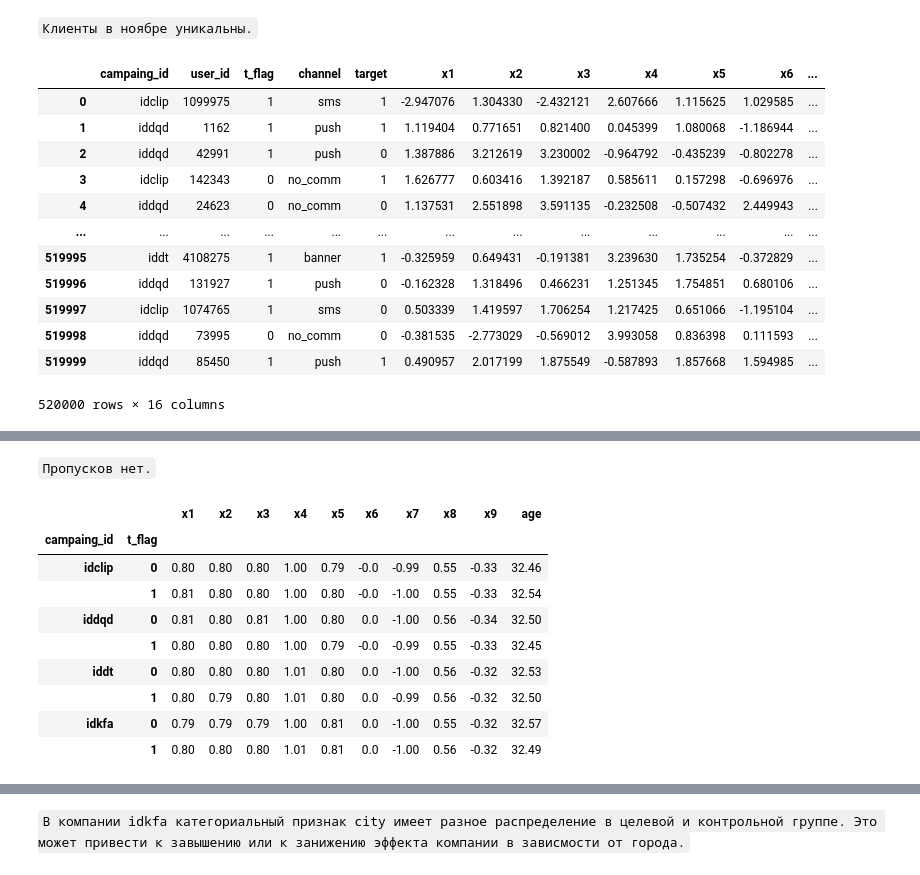
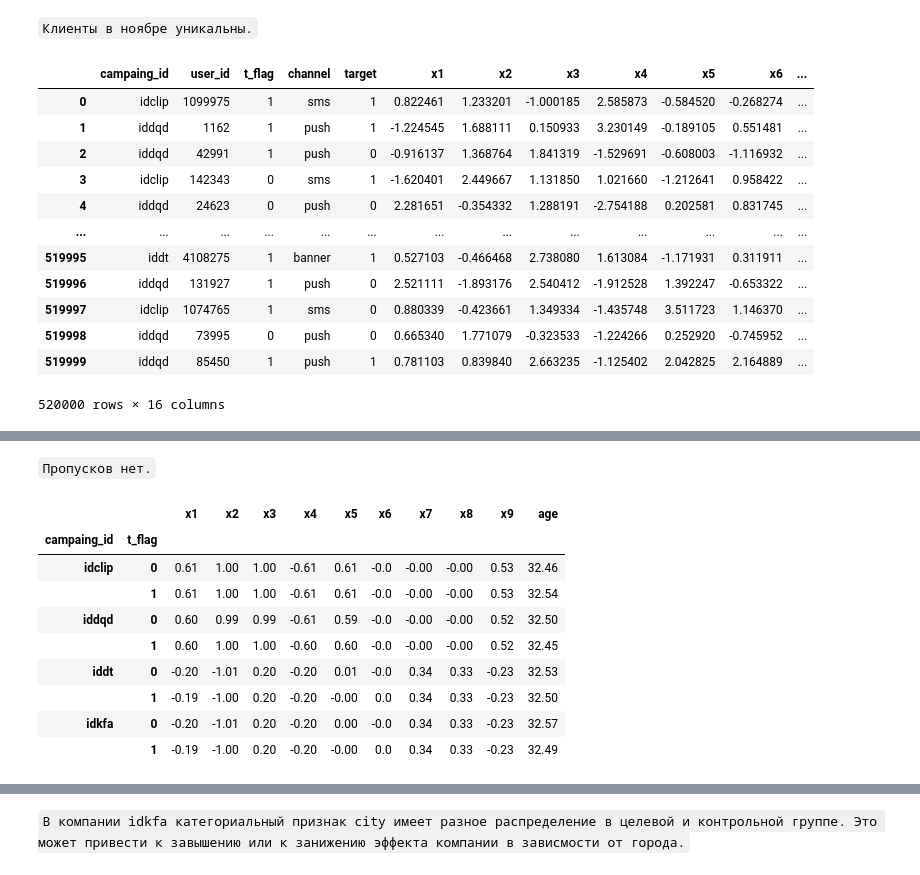
Before and after one commit to vasilyryabtsev/ml-hse-24-25, a Jupyter notebook: HW6_Uplift/AI_HW6_uplift.ipynb, the cells around one changed output, grey strips where cells are left out. Saved outputs shown, nothing was run; the diff lists cells and outputs as text; code cells hidden in the pictures.

```diff
--- a/HW6_Uplift/AI_HW6_uplift.ipynb
+++ b/HW6_Uplift/AI_HW6_uplift.ipynb
@@ -344,3 +346,0 @@ people_in_campaigns_merge_campaigns
-# %%
-people_in_campaigns_merge_campaigns['channel'] = people_in_campaigns_merge_campaigns.apply(lambda x: 'no_comm' if x['t_flag'] == 0 else x['channel'], axis=1)
-people_in_campaigns_merge_campaigns
@@ -593,5 +579,5 @@ campaigns_contracts
 | 519999 | iddqd | 85450 | 1 | push | 1 |
 520000 rows × 5 columns
 # %%
-features_november = features[(features['report_dt'].dt.year == 2024) & (features['report_dt'].dt.month == 11)]
+features_september = features[(features['report_dt'].dt.year == 2024) & (features['report_dt'].dt.month == 9)]
 # %%
@@ -601,24 +587,24 @@ True
 # %% [markdown]
 `Клиенты в ноябре уникальны.`
 # %%
-campaigns_contracts_features = campaigns_contracts.merge(right=features_november,
+campaigns_contracts_features = campaigns_contracts.merge(right=features_september,
                                                          how='inner',
                                                          on='user_id',
                                                          validate='many_to_one').drop('report_dt', axis=1)
 campaigns_contracts_features
 # %% [output]
 |  | campaing_id | user_id | t_flag | channel | target | x1 | x2 | x3 | x4 | x5 | x6 | ... |
-| 0 | idclip | 1099975 | 1 | sms | 1 | -2.947076 | 1.304330 | -2.432121 | 2.607666 | 1.115625 | 1.029585 | ... |
-| 1 | iddqd | 1162 | 1 | push | 1 | 1.119404 | 0.771651 | 0.821400 | 0.045399 | 1.080068 | -1.186944 | ... |
-| 2 | iddqd | 42991 | 1 | push | 0 | 1.387886 | 3.212619 | 3.230002 | -0.964792 | -0.435239 | -0.802278 | ... |
-| 3 | idclip | 142343 | 0 | no_comm | 1 | 1.626777 | 0.603416 | 1.392187 | 0.585611 | 0.157298 | -0.696976 | ... |
-| 4 | iddqd | 24623 | 0 | no_comm | 0 | 1.137531 | 2.551898 | 3.591135 | -0.232508 | -0.507432 | 2.449943 | ... |
+| 0 | idclip | 1099975 | 1 | sms | 1 | 0.822461 | 1.233201 | -1.000185 | 2.585873 | -0.584520 | -0.268274 | ... |
+| 1 | iddqd | 1162 | 1 | push | 1 | -1.224545 | 1.688111 | 0.150933 | 3.230149 | -0.189105 | 0.551481 | ... |
+| 2 | iddqd | 42991 | 1 | push | 0 | -0.916137 | 1.368764 | 1.841319 | -1.529691 | -0.608003 | -1.116932 | ... |
+| 3 | idclip | 142343 | 0 | sms | 1 | -1.620401 | 2.449667 | 1.131850 | 1.021660 | -1.212641 | 0.958422 | ... |
+| 4 | iddqd | 24623 | 0 | push | 0 | 2.281651 | -0.354332 | 1.288191 | -2.754188 | 0.202581 | 0.831745 | ... |
 | ... | ... | ... | ... | ... | ... | ... | ... | ... | ... | ... | ... | ... |
-| 519995 | iddt | 4108275 | 1 | banner | 1 | -0.325959 | 0.649431 | -0.191381 | 3.239630 | 1.735254 | -0.372829 | ... |
-| 519996 | iddqd | 131927 | 1 | push | 0 | -0.162328 | 1.318496 | 0.466231 | 1.251345 | 1.754851 | 0.680106 | ... |
-| 519997 | idclip | 1074765 | 1 | sms | 0 | 0.503339 | 1.419597 | 1.706254 | 1.217425 | 0.651066 | -1.195104 | ... |
-| 519998 | iddqd | 73995 | 0 | no_comm | 0 | -0.381535 | -2.773029 | -0.569012 | 3.993058 | 0.836398 | 0.111593 | ... |
-| 519999 | iddqd | 85450 | 1 | push | 1 | 0.490957 | 2.017199 | 1.875549 | -0.587893 | 1.857668 | 1.594985 | ... |
+| 519995 | iddt | 4108275 | 1 | banner | 1 | 0.527103 | -0.466468 | 2.738080 | 1.613084 | -1.171931 | 0.311911 | ... |
+| 519996 | iddqd | 131927 | 1 | push | 0 | 2.521111 | -1.893176 | 2.540412 | -1.912528 | 1.392247 | -0.653322 | ... |
+| 519997 | idclip | 1074765 | 1 | sms | 0 | 0.880339 | -0.423661 | 1.349334 | -1.435748 | 3.511723 | 1.146370 | ... |
+| 519998 | iddqd | 73995 | 0 | push | 0 | 0.665340 | 1.771079 | -0.323533 | -1.224266 | 0.252920 | -0.745952 | ... |
+| 519999 | iddqd | 85450 | 1 | push | 1 | 0.781103 | 0.839840 | 2.663235 | -1.125402 | 2.042825 | 2.164889 | ... |
 520000 rows × 16 columns
 # %%
 campaigns_contracts_features.info()
@@ -649,12 +635,12 @@ campaigns_contracts_features.groupby(['campaing_id', 't_flag'])[numeric].mean().
 # %% [output]
 |  |  | x1 | x2 | x3 | x4 | x5 | x6 | x7 | x8 | x9 | age |
 | campaing_id | t_flag |  |  |  |  |  |  |  |  |  |  |
-| idclip | 0 | 0.80 | 0.80 | 0.80 | 1.00 | 0.79 | -0.0 | -0.99 | 0.55 | -0.33 | 32.46 |
-|  | 1 | 0.81 | 0.80 | 0.80 | 1.00 | 0.80 | -0.0 | -1.00 | 0.55 | -0.33 | 32.54 |
-| iddqd | 0 | 0.81 | 0.80 | 0.81 | 1.00 | 0.80 | 0.0 | -1.00 | 0.56 | -0.34 | 32.50 |
-|  | 1 | 0.80 | 0.80 | 0.80 | 1.00 | 0.79 | -0.0 | -0.99 | 0.55 | -0.33 | 32.45 |
-| iddt | 0 | 0.80 | 0.80 | 0.80 | 1.01 | 0.80 | 0.0 | -1.00 | 0.56 | -0.32 | 32.53 |
-|  | 1 | 0.80 | 0.79 | 0.80 | 1.01 | 0.80 | 0.0 | -0.99 | 0.56 | -0.32 | 32.50 |
-| idkfa | 0 | 0.79 | 0.79 | 0.79 | 1.00 | 0.81 | 0.0 | -1.00 | 0.55 | -0.32 | 32.57 |
-|  | 1 | 0.80 | 0.80 | 0.80 | 1.01 | 0.81 | 0.0 | -1.00 | 0.56 | -0.32 | 32.49 |
+| idclip | 0 | 0.61 | 1.00 | 1.00 | -0.61 | 0.61 | -0.0 | -0.00 | -0.00 | 0.53 | 32.46 |
+|  | 1 | 0.61 | 1.00 | 1.00 | -0.61 | 0.61 | -0.0 | -0.00 | -0.00 | 0.53 | 32.54 |
+| iddqd | 0 | 0.60 | 0.99 | 0.99 | -0.61 | 0.59 | -0.0 | -0.00 | -0.00 | 0.52 | 32.50 |
+|  | 1 | 0.60 | 1.00 | 1.00 | -0.60 | 0.60 | -0.0 | -0.00 | -0.00 | 0.52 | 32.45 |
+| iddt | 0 | -0.20 | -1.01 | 0.20 | -0.20 | 0.01 | -0.0 | 0.34 | 0.33 | -0.23 | 32.53 |
+|  | 1 | -0.19 | -1.00 | 0.20 | -0.20 | -0.00 | 0.0 | 0.34 | 0.33 | -0.23 | 32.50 |
+| idkfa | 0 | -0.20 | -1.01 | 0.20 | -0.20 | 0.00 | -0.0 | 0.34 | 0.33 | -0.23 | 32.57 |
+|  | 1 | -0.19 | -1.00 | 0.20 | -0.20 | -0.00 | 0.0 | 0.34 | 0.33 | -0.23 | 32.49 |
 # %%
```
Also changed, not shown: parts of 31 cells of this notebook.
